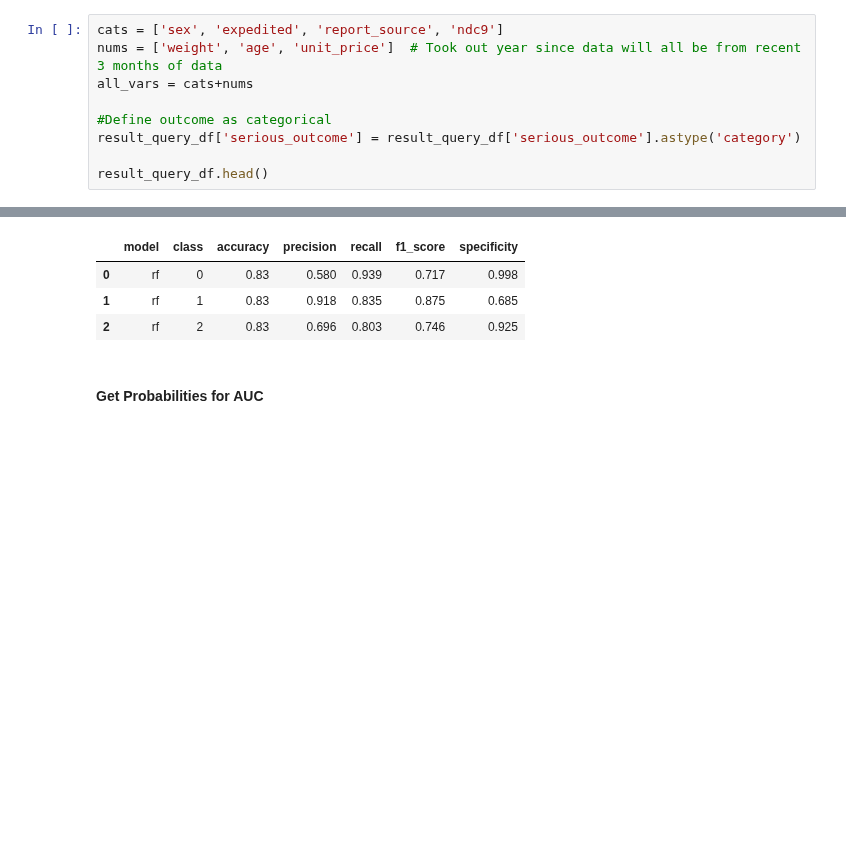
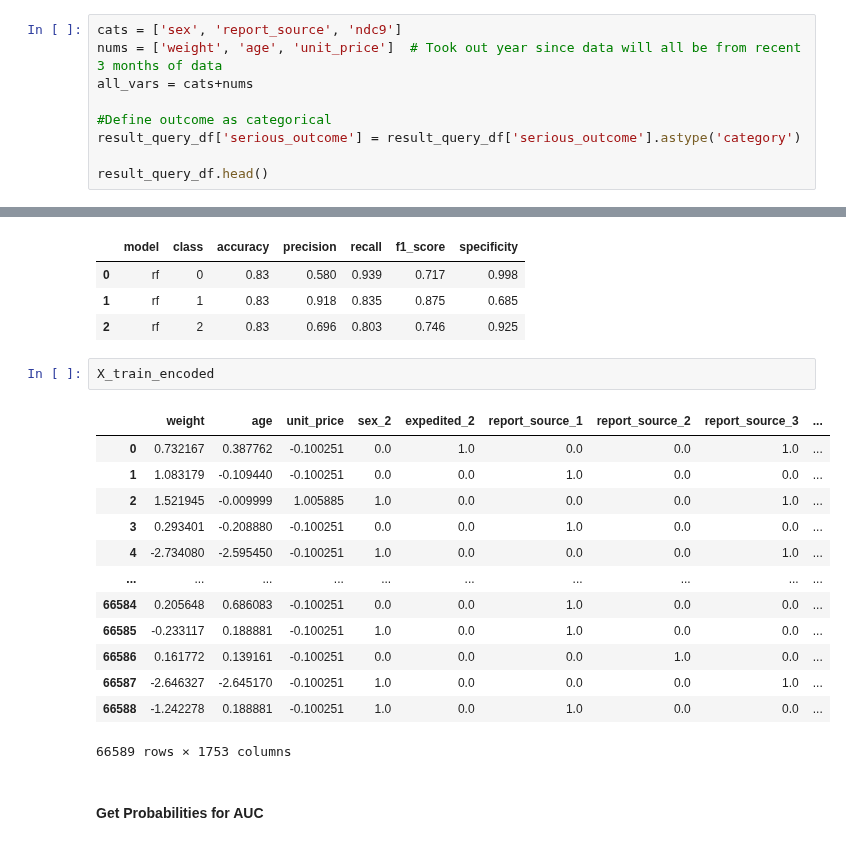
Before and after one commit to teamlunarlanding/Pharma-Drug-Surveillance, a Jupyter notebook: Modeling-with-ImputedPrices.ipynb, the cells around one changed output, grey strips where cells are left out. Drawn from its saved outputs; the diff is of its cells as text; blank space fills up the shorter version.

```diff
--- a/Modeling-with-ImputedPrices.ipynb
+++ b/Modeling-with-ImputedPrices.ipynb
@@ -298,5 +302,5 @@ result_query_df.shape
 # %%
-cats = ['sex', 'expedited', 'report_source', 'ndc9']
+cats = ['sex', 'report_source', 'ndc9']
 nums = ['weight', 'age', 'unit_price']  # Took out year since data will all be from recent 3 months of data
 all_vars = cats+nums
 
@@ -1023,6 +1014,22 @@ rf_metrics_df.head()
 | 0 | rf | 0 | 0.83 | 0.580 | 0.939 | 0.717 | 0.998 |
 | 1 | rf | 1 | 0.83 | 0.918 | 0.835 | 0.875 | 0.685 |
 | 2 | rf | 2 | 0.83 | 0.696 | 0.803 | 0.746 | 0.925 |
+# %%
+X_train_encoded
+# %% [output]
+|  | weight | age | unit_price | sex_2 | expedited_2 | report_source_1 | report_source_2 | report_source_3 | ... |
+| 0 | 0.732167 | 0.387762 | -0.100251 | 0.0 | 1.0 | 0.0 | 0.0 | 1.0 | ... |
+| 1 | 1.083179 | -0.109440 | -0.100251 | 0.0 | 0.0 | 1.0 | 0.0 | 0.0 | ... |
+| 2 | 1.521945 | -0.009999 | 1.005885 | 1.0 | 0.0 | 0.0 | 0.0 | 1.0 | ... |
+| 3 | 0.293401 | -0.208880 | -0.100251 | 0.0 | 0.0 | 1.0 | 0.0 | 0.0 | ... |
+| 4 | -2.734080 | -2.595450 | -0.100251 | 1.0 | 0.0 | 0.0 | 0.0 | 1.0 | ... |
+| ... | ... | ... | ... | ... | ... | ... | ... | ... | ... |
+| 66584 | 0.205648 | 0.686083 | -0.100251 | 0.0 | 0.0 | 1.0 | 0.0 | 0.0 | ... |
+| 66585 | -0.233117 | 0.188881 | -0.100251 | 1.0 | 0.0 | 1.0 | 0.0 | 0.0 | ... |
+| 66586 | 0.161772 | 0.139161 | -0.100251 | 0.0 | 0.0 | 0.0 | 1.0 | 0.0 | ... |
+| 66587 | -2.646327 | -2.645170 | -0.100251 | 1.0 | 0.0 | 0.0 | 0.0 | 1.0 | ... |
+| 66588 | -1.242278 | 0.188881 | -0.100251 | 1.0 | 0.0 | 1.0 | 0.0 | 0.0 | ... |
+66589 rows × 1753 columns
 # %% [markdown]
 #### Get Probabilities for AUC
 # %%
```
Also changed, not shown: parts of 19 cells of this notebook, 3 other files.
